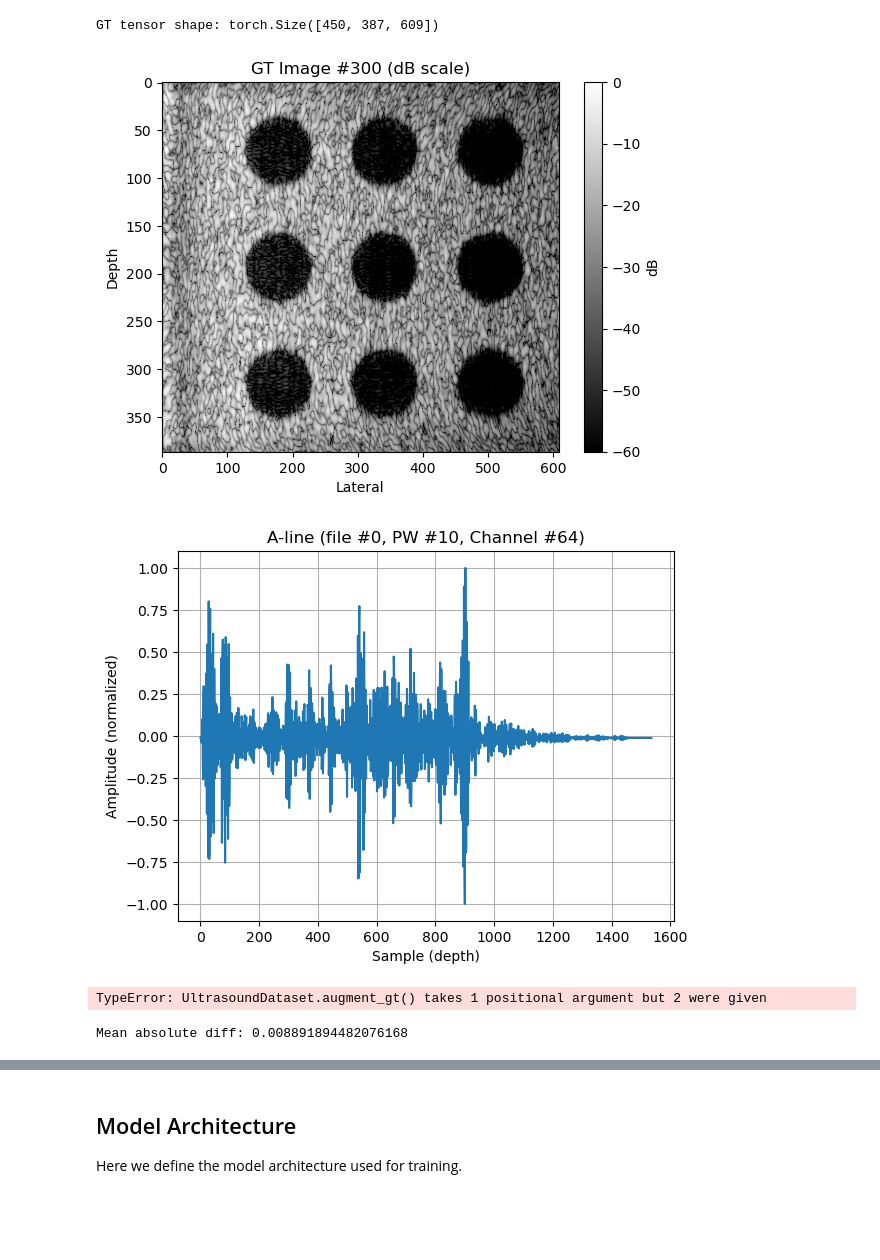
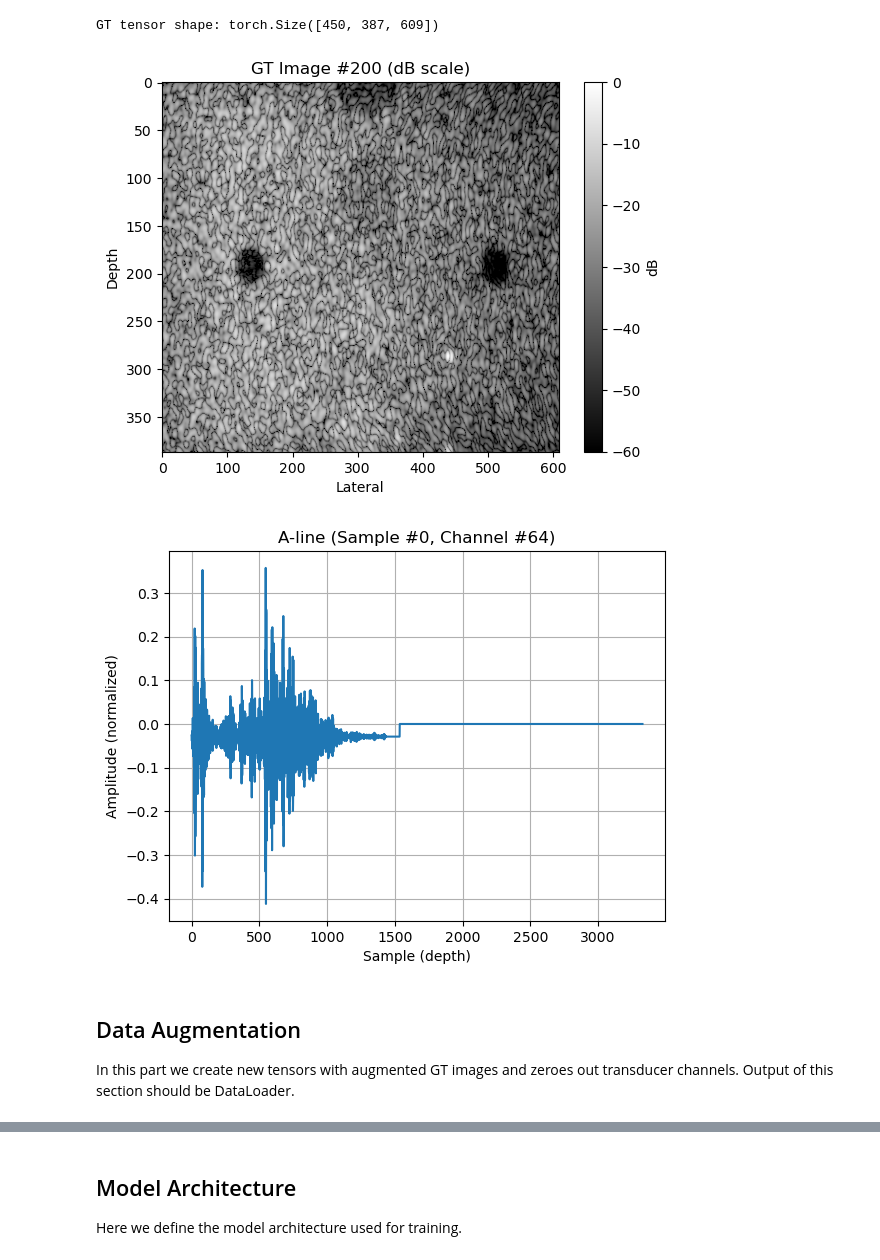
Before and after one commit to jacobinsilico/ReconstructUS, a Jupyter notebook: code/train_model.ipynb, the cells around one changed output, grey strips where cells are left out. Drawn from its saved outputs; the diff is of its cells as text; code cells hidden in the pictures; blank space fills up the shorter version.

Commit message:
Data load and augment code is messy but ready.

```diff
--- a/code/train_model.ipynb
+++ b/code/train_model.ipynb
@@ -79,8 +79,8 @@ print("GT tensor shape:", gt_tensor.shape)   # should be [450, 378, 609]
 # %% [output]
 GT tensor shape: torch.Size([450, 387, 609])
 # %%
-visualize_gt_db(gt_tensor, idx=300)
-visualize_rf_line(rf_paths, file_idx=0, pw_idx=10, ch_idx=64)
+visualize_gt_db(gt_tensor, idx=200)
+visualize_rf_line(rf_tensor, file_idx=0, pw_idx=10, ch_idx=64)
 # %% [output]
-[figure, old version]
+[figure, new version]
-[figure, old version]
+[figure, new version]
@@ -113,11 +87,3 @@ test_ds = UltrasoundDataset(rf_test, gt_test, augment=False, channel_dropout=Fal
-# %%
-idx_test = 0
-visualize_gt_db_aug(train_clean, idx=idx_test)
-visualize_gt_db_aug(train_clean, idx=idx_test)
-# %% [output]
-TypeError: UltrasoundDataset.augment_gt() takes 1 positional argument but 2 were given
-# %%
-diff = torch.abs(gt_clean - gt_noisy).mean()
-print("Mean absolute diff:", diff.item())  # should be ~1e-6
-# %% [output]
-Mean absolute diff: 0.008891894482076168
+# %% [markdown]
+## Data Augmentation
+In this part we create new tensors with augmented GT images and zeroes out transducer channels. Output of this section should be DataLoader.
```
Also changed, not shown: parts of 8 cells of this notebook.
